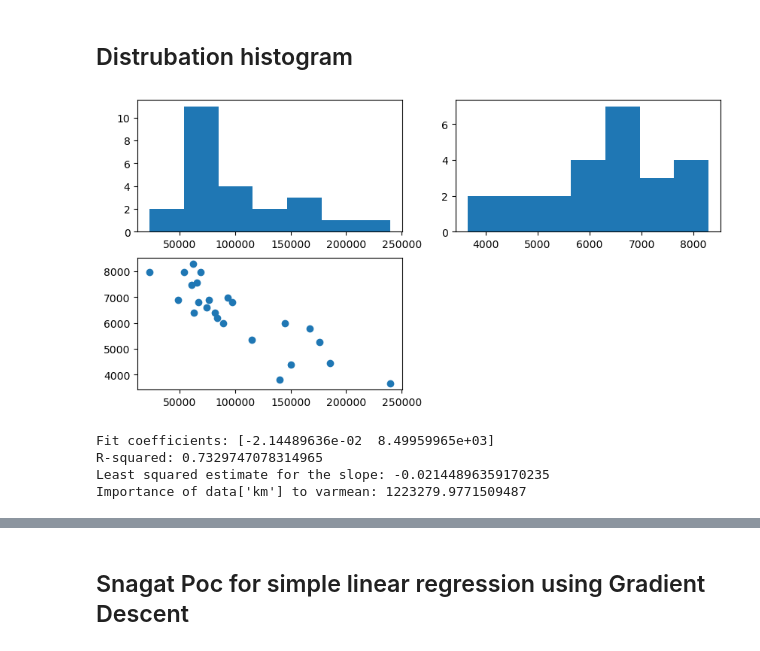
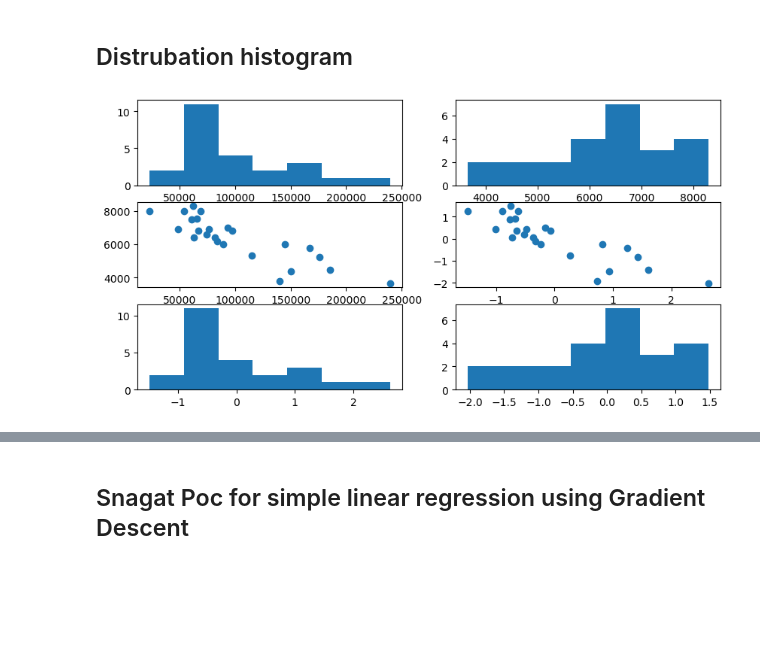
Before and after one commit to chukskull/linear_regression, a Jupyter notebook: ft_linear_regression.ipynb, the cells around one changed output, grey strips where cells are left out. Cells and saved outputs as stored; diff of their text form; code cells hidden in the pictures; blank space fills up the shorter version.

```diff
--- a/ft_linear_regression.ipynb
+++ b/ft_linear_regression.ipynb
@@ -20,0 +23,9 @@ data.describe()
+# %%
+
+
+new_data = pd.DataFrame({
+	'km': (data['km'] - data['km'].mean()) / data['km'].std(),
+	'price': (data['price'] - data['price'].mean()) / data['price'].std()
+})
+
+new_data.describe()
@@ -21,15 +42,17 @@ data.describe()
 # %% [markdown]
 ## Distrubation histogram
 # %%
-fig, axs = plt.subplots(2, 2, figsize=(10, 5))
+fig, axs = plt.subplots(3, 2, figsize=(10, 5))
 
 axs[0, 0].hist(data['km'], bins=7)
 axs[0, 1].hist(data['price'], bins=7)
 axs[1, 0].scatter(x=data['km'], y=data['price'])
+axs[1, 1].scatter(x=new_data['km'], y=new_data['price'])
+axs[2, 0].hist(new_data['km'], bins=7)
+axs[2, 1].hist(new_data['price'], bins=7)
 
-# Hide the empty subplot
-fig.delaxes(axs[1, 1])
+
 
 plt.show()
 # %% [output]
-[figure, old version]
+[figure, new version]
@@ -41,37 +58,0 @@ varmean = ss_mean / len(data)
-# %%
-# Perform least squares fit manually
-x = data['km']
-y = data['price']
-n = len(x)
-
-# Calculate the slope (m) and intercept (b)
-m = (n * np.sum(x * y) - np.sum(x) * np.sum(y)) / (n * np.sum(x ** 2) - np.sum(x) ** 2)
-b = (np.sum(y) - m * np.sum(x)) / n
-
-# Calculate the fitted line
-fit_line = m * x + b
-
-# Calculate R-squared value
-ss_total = np.sum((data['price'] - data['price'].mean()) ** 2)
-ss_residual = np.sum((data['price'] - fit_line) ** 2)
-r_squared = 1 - (ss_residual / ss_total)
-
-# Calculate the least squared estimate for the slope
-slope = fit[0]
-
-# Print the results
-print(f"Fit coefficients: {fit}")
-print(f"R-squared: {r_squared}")
-print(f"Least squared estimate for the slope: {slope}")
-
-# Check the importance of data['km'] to varmean
-importance = r_squared * varmean
-print(f"Importance of data['km'] to varmean: {importance}")
-
-
-#this mean theres 0,73 percents of reduction variation when we take the km to the price into account
-# %% [output]
-Fit coefficients: [-2.14489636e-02  8.49959965e+03]
-R-squared: 0.7329747078314965
-Least squared estimate for the slope: -0.02144896359170235
-Importance of data['km'] to varmean: 1223279.9771509487
```
Also changed, not shown: parts of 7 cells of this notebook.
